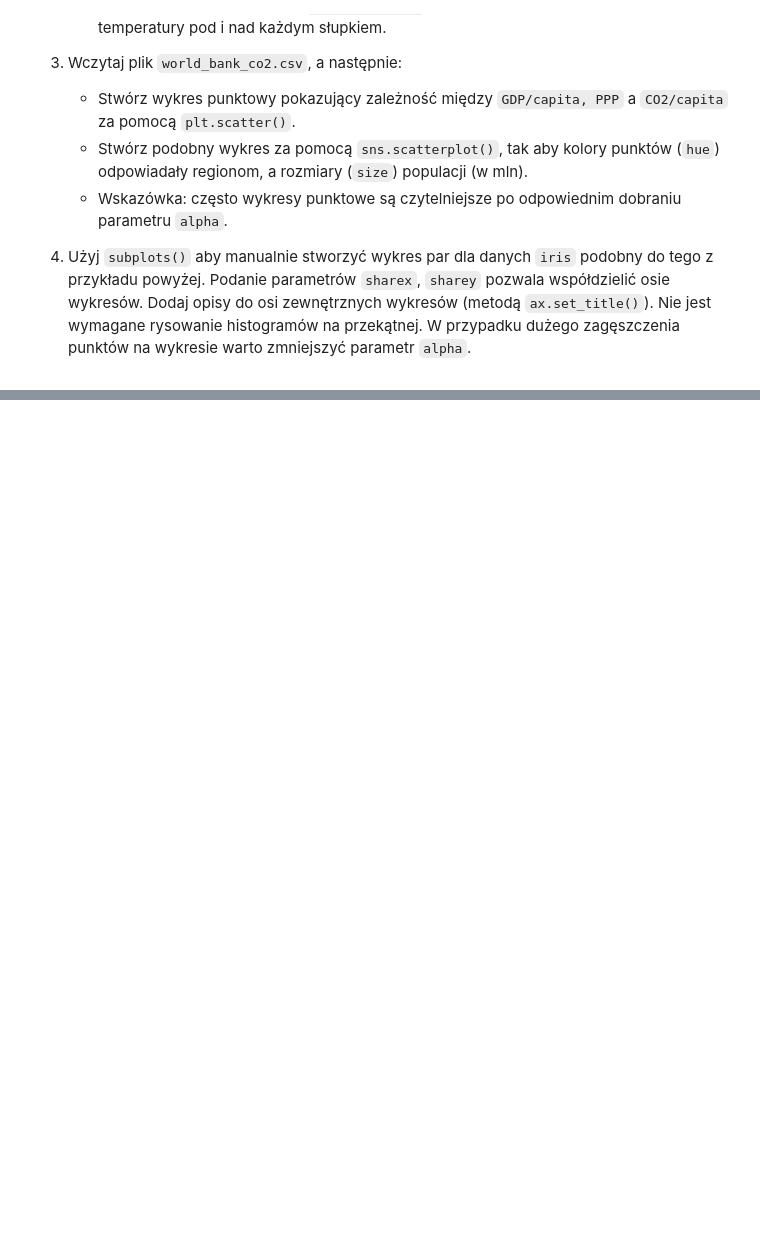
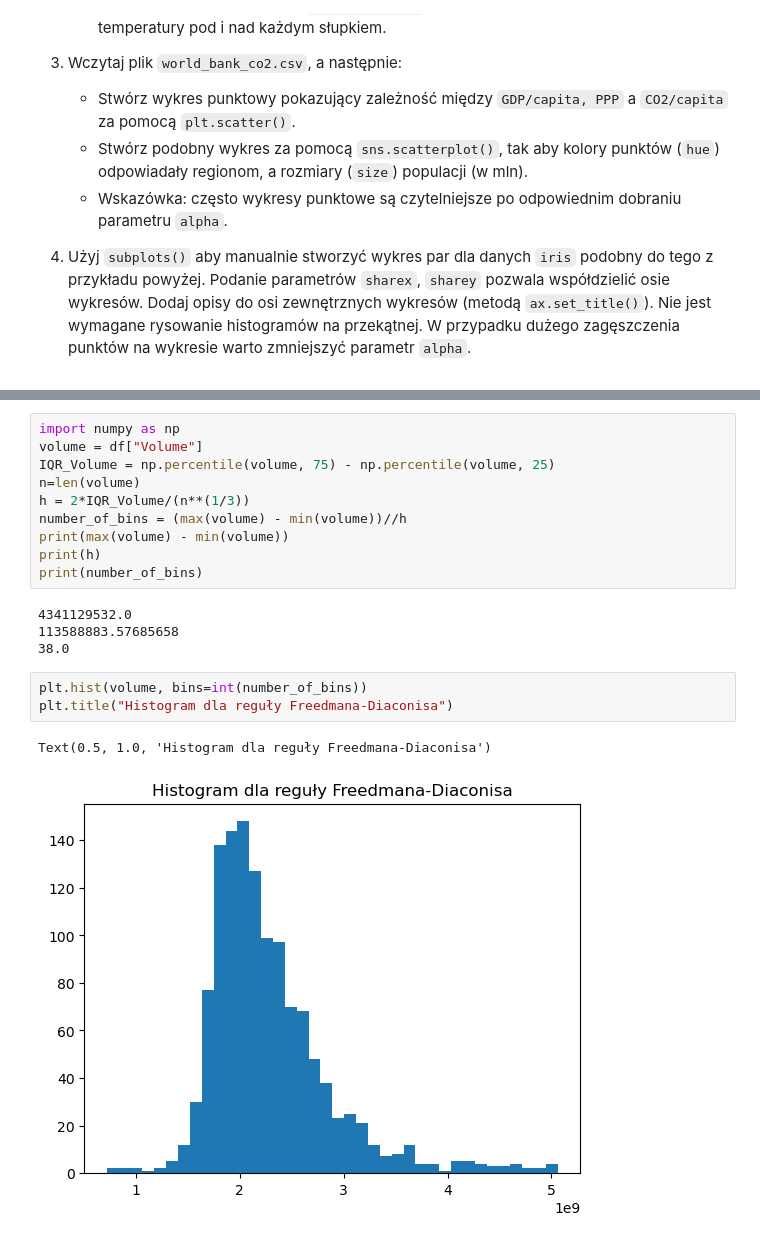
Before and after one commit to MichalBrodackiPJA/Eksploracja-i-Wizualizacja-Danych, a Jupyter notebook: Ćwiczenia 3/Lab - Wizualizacja.ipynb, the cells around one changed output, grey strips where cells are left out. Saved outputs shown, nothing was run; the diff lists cells and outputs as text; blank space fills up the shorter version.

```diff
--- a/Ćwiczenia 3/Lab - Wizualizacja.ipynb
+++ b/Ćwiczenia 3/Lab - Wizualizacja.ipynb
@@ -184,0 +201,20 @@ Text(0.5, 1.0, 'Correlation Matrix')
+# %%
+import numpy as np
+volume = df["Volume"]
+IQR_Volume = np.percentile(volume, 75) - np.percentile(volume, 25)
+n=len(volume)
+h = 2*IQR_Volume/(n**(1/3))
+number_of_bins = (max(volume) - min(volume))//h
+print(max(volume) - min(volume))
+print(h)
+print(number_of_bins)
+# %% [output]
+4341129532.0
+113588883.57685658
+38.0
+# %%
+plt.hist(volume, bins=int(number_of_bins))
+plt.title("Histogram dla reguły Freedmana-Diaconisa")
+# %% [output]
+Text(0.5, 1.0, 'Histogram dla reguły Freedmana-Diaconisa')
+[figure, added]
```
Also changed, not shown: parts of 35 cells of this notebook.
